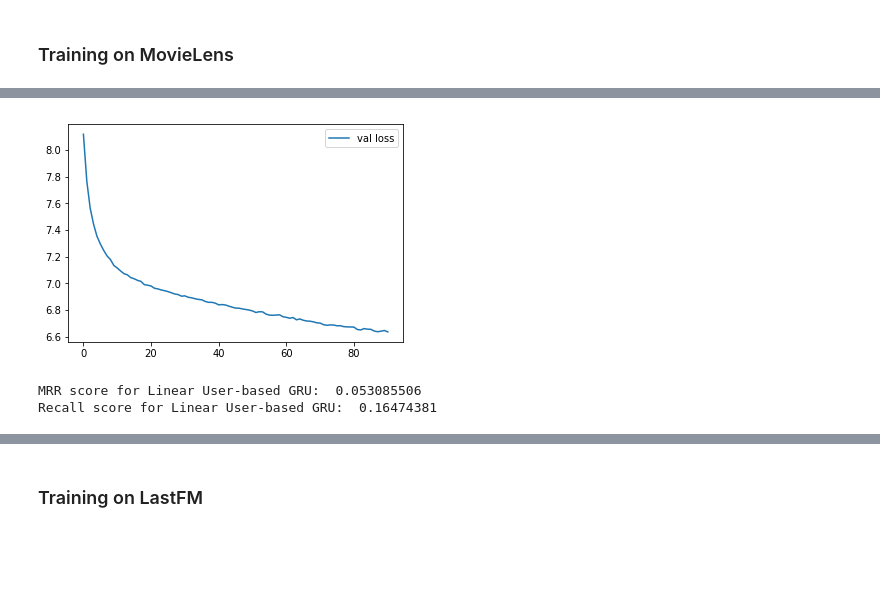
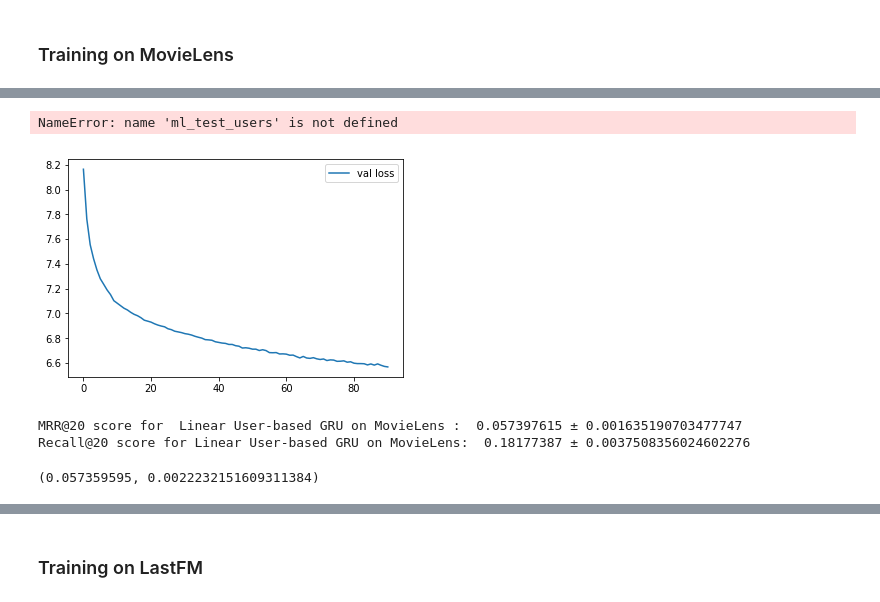
Before and after one commit to enuzhin/SeqRecSys, a Jupyter notebook: main.ipynb, the cells around one changed output, grey strips where cells are left out. Drawn from its saved outputs; the diff is of its cells as text; code cells hidden in the pictures; blank space fills up the shorter version.

```diff
--- a/main.ipynb
+++ b/main.ipynb
@@ -222,6 +222,7 @@ class MHLinearGRU(nn.Module):
         self.item_attention = MultiHeadedAttention(head_num, self.emb_size)
         self.bn_user = nn.BatchNorm1d(self.emb_size)
         self.bn_item = nn.BatchNorm1d(self.emb_size)
+        self.bn_last = nn.BatchNorm1d(self.emb_size)
 
     def forward(self, user_vectors, item_vectors):
         batch_size,_ = user_vectors.size()
@@ -239,13 +240,12 @@ class MHLinearGRU(nn.Module):
             #attention = F.sigmoid(self.att_linear(torch.cat([users[:,i,:],items[:,i,:],h],dim = -1)))
             attnd_users = self.user_attention(items[:,i,:],h,users[:,i,:]).squeeze(1)
             attnd_items = self.item_attention(users[:,i,:],h,items[:,i,:]).squeeze(1)
-#             attnd_users = self.bn_user(attnd_users)
-#             attnd_items = self.bn_item(attnd_items)
+            attnd_users = self.bn_user(attnd_users)
+            attnd_items = self.bn_item(attnd_items)
             gru_input = torch.cat([attnd_users,attnd_items],dim=-1)
             h = self.grucell(gru_input,h)
             h_t = torch.cat([h_t,h.unsqueeze(0)],dim=0)
         ln_input = self.dropout(h_t[1:].transpose(0,1))
-#         output_ln  = self.attention(users,items,ln_input)
         output_ln = self.linear(ln_input)
         output = F.log_softmax(output_ln, dim=-1)
         return output
@@ -476,6 +526,8 @@ device = torch.device("cuda:2" if torch.cuda.is_available() else "cpu")
 n_users = int(ml_test_users.max()+1)
 n_items = int(np.max([ml_train_items.max()+1,ml_val_items.max()+1,ml_test_items.max()])+1)
 network = MHLinearGRU(n_users=n_users,n_items=n_items).to(device)
+# %% [output]
+NameError: name 'ml_test_users' is not defined
 # %%
 import torch.utils.data
 opt = torch.optim.Adam(network.parameters(),lr =0.001)
@@ -500,5 +550,3 @@ torch.save(network,"network.p")
-# %%
-network = torch.load("network.p")
 # %%
 import torch.utils.data
 from IPython.display import clear_output
@@ -575,8 +623,11 @@ def train_network(network,train_loader,val_loader):
     plt.plot(history,label='val loss')
     plt.legend()
     plt.show()
-# %%
-train_network(network,train_loader,val_loader)
-# %% [output]
-[figure, removed]
+# %%
+import gc
+torch.cuda.empty_cache()
+gc.collect()
+train_network(network,train_loader,val_loader)
+# %% [output]
+[figure, added]
 # %%
@@ -637,8 +713,18 @@ def validate_recall(network,k,test_loader):
+# %%
+print_scores("network_linear_ml.p",'Linear User-based GRU on MovieLens')
+# %% [output]
+MRR@20 score for  Linear User-based GRU on MovieLens :  0.057397615 ± 0.001635190703477747
+Recall@20 score for Linear User-based GRU on MovieLens:  0.18177387 ± 0.0037508356024602276
 # %%
-linear_mrr_score = validate_mrr(network,20,test_loader)
-print("MRR score for Linear User-based GRU: ",linear_mrr_score)
-linear_recall_score = validate_recall(network,20,test_loader)
-print("Recall score for Linear User-based GRU: ",linear_recall_score)
+mrr_score, h = validate_mrr(network,20,test_loader)
+print("MRR score for Linear User-based GRU: ",mrr_score)
+linear_recall_score, h = validate_recall(network,20,test_loader)
+# print("Recall score for Linear User-based GRU: ",linear_recall_score)
-# %% [output]
-MRR score for Linear User-based GRU:  0.053085506
-Recall score for Linear User-based GRU:  0.16474381
+# %%
+
+
+
+
+mean_confidence_interval(linear_mrr_score,num_parts = 5)
+# %% [output]
+(0.057359595, 0.0022232151609311384)
```
Also changed, not shown: parts of 34 cells of this notebook, 1 other file.
